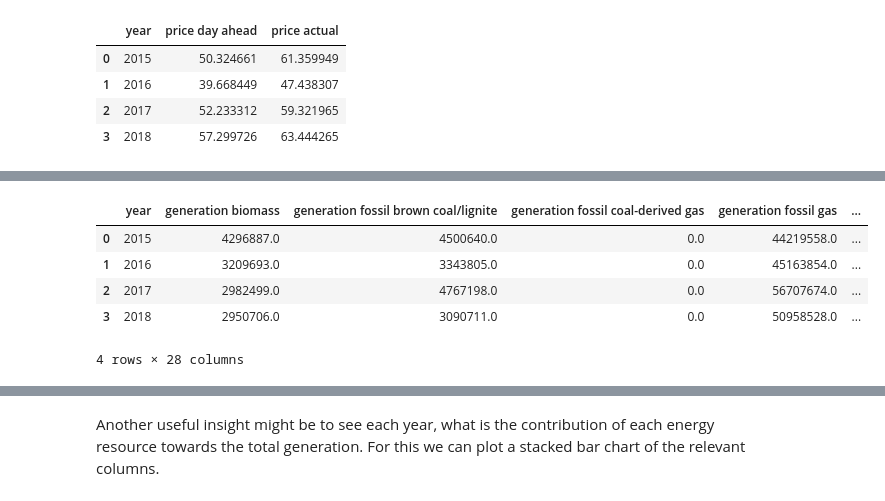
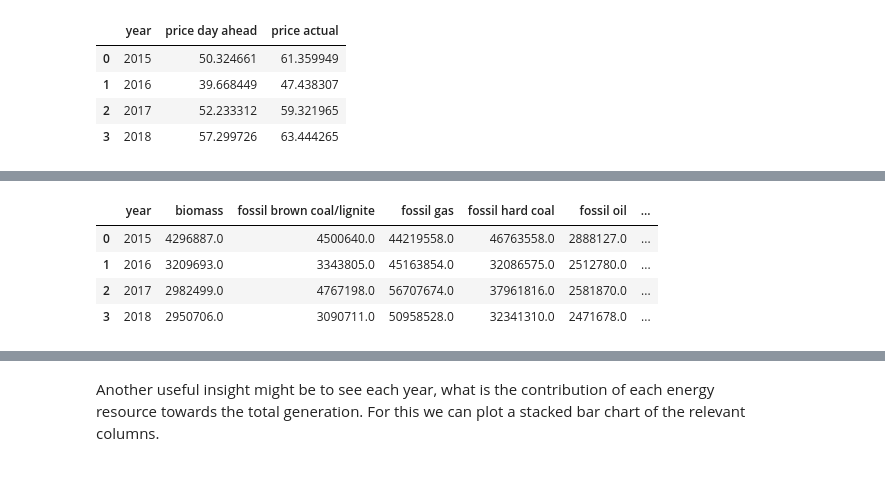
Before and after one commit to jsri90/Coding_Mania, a Jupyter notebook: Exploring the Energy in Spain.ipynb, the cells around one changed output, grey strips where cells are left out. Cells and saved outputs as stored; diff of their text form; code cells hidden in the pictures.

```diff
--- a/Exploring the Energy in Spain.ipynb
+++ b/Exploring the Energy in Spain.ipynb
@@ -23,3 +47,6 @@ energy_df.head()
+# %%
+energy_df.drop(columns = ['generation hydro pumped storage aggregated', 'forecast wind offshore eday ahead'],
+               axis = 1, inplace = True)
 # %%
 energy_df.info()
 # %% [output]
@@ -88,0 +118,2 @@ memory usage: 7.8 MB
+# %%
+energy_df.columns = energy_df.columns.str.replace('generation', '')
@@ -163,0 +197,6 @@ energy_year.head()
+# %%
+null_df = energy_year[energy_year.isin([0])].dropna(axis = 1)
+null_columns = null_df.columns
+
+energy_year.drop(columns = null_columns, axis = 1, inplace = True)
+energy_year.head()
@@ -256,21 +348,20 @@ This pegs the question - how is the price forecast calculated? Can a better mode
 # %%
 ## compare histograms of load and generation
 
 """we start by calculating the total generation for each ear and then comparing against the total load consumed
 each year"""
-energy_year['total generation'] = energy_year.iloc[:, 1:22].sum(axis = 1)
+energy_year['total generation'] = energy_year.loc[:, ' biomass':' wind onshore'].sum(axis = 1)
 energy_year.head()
 
 
 ## plot stacked bar chart based on generation resources
 
 # Then just submit for now.
 # %% [output]
-|  | year | generation biomass | generation fossil brown coal/lignite | generation fossil coal-derived gas | generation fossil gas | ... |
-| 0 | 2015 | 4296887.0 | 4500640.0 | 0.0 | 44219558.0 | ... |
-| 1 | 2016 | 3209693.0 | 3343805.0 | 0.0 | 45163854.0 | ... |
-| 2 | 2017 | 2982499.0 | 4767198.0 | 0.0 | 56707674.0 | ... |
-| 3 | 2018 | 2950706.0 | 3090711.0 | 0.0 | 50958528.0 | ... |
+|  | year | biomass | fossil brown coal/lignite | fossil gas | fossil hard coal | fossil oil | ... |
+| 0 | 2015 | 4296887.0 | 4500640.0 | 44219558.0 | 46763558.0 | 2888127.0 | ... |
+| 1 | 2016 | 3209693.0 | 3343805.0 | 45163854.0 | 32086575.0 | 2512780.0 | ... |
+| 2 | 2017 | 2982499.0 | 4767198.0 | 56707674.0 | 37961816.0 | 2581870.0 | ... |
+| 3 | 2018 | 2950706.0 | 3090711.0 | 50958528.0 | 32341310.0 | 2471678.0 | ... |
-4 rows × 28 columns
 # %%
 # plotting a bar chart of generation vs load
```
Also changed, not shown: parts of 37 cells of this notebook.
